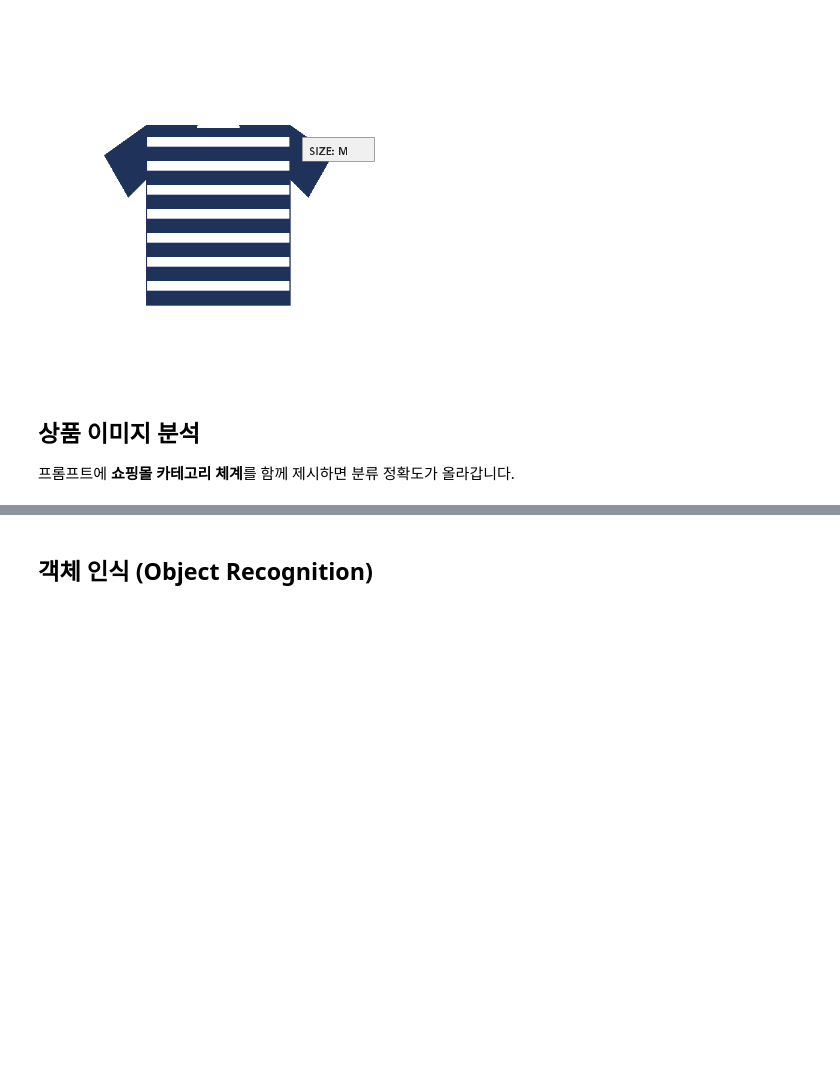
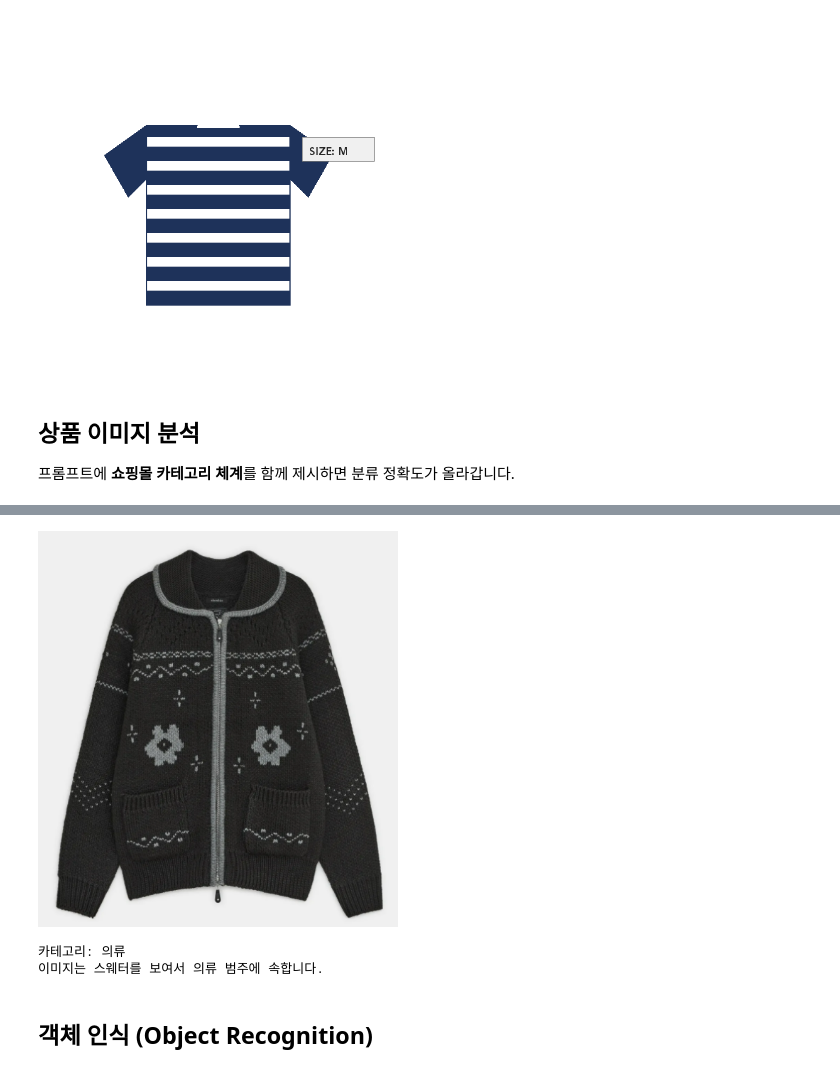
Before and after one commit to good593/course_VLM, a Jupyter notebook: 2. VLM Prompt Engineering/examples/2. Image Info Extraction.ipynb, the cells around one changed output, grey strips where cells are left out. Drawn from its saved outputs; the diff is of its cells as text; code cells hidden in the pictures; blank space fills up the shorter version.

```diff
--- a/2. VLM Prompt Engineering/examples/2. Image Info Extraction.ipynb
+++ b/2. VLM Prompt Engineering/examples/2. Image Info Extraction.ipynb
@@ -27,3 +26,19 @@ print(category)
+# %%
+PRODUCT02 = "./data/product02.png"
+show(PRODUCT02)
+# %% [output]
+[figure, added]
+# %%
+category = ask(
+    PRODUCT02,
+    "이 상품 이미지를 분석해서 아래 카테고리 중 하나로만 답하고, "
+    "이유를 한 문장으로 덧붙여줘.\n"
+    "카테고리: [의류, 신발, 가방, 액세서리, 가전, 기타]",
+)
+print(category)
+# %% [output]
+카테고리: 의류
+이미지는 스웨터를 보여서 의류 범주에 속합니다.
 # %% [markdown]
 ## 객체 인식 (Object Recognition)
 # %%
```
Also changed, not shown: parts of 9 cells of this notebook, 7 other files.
